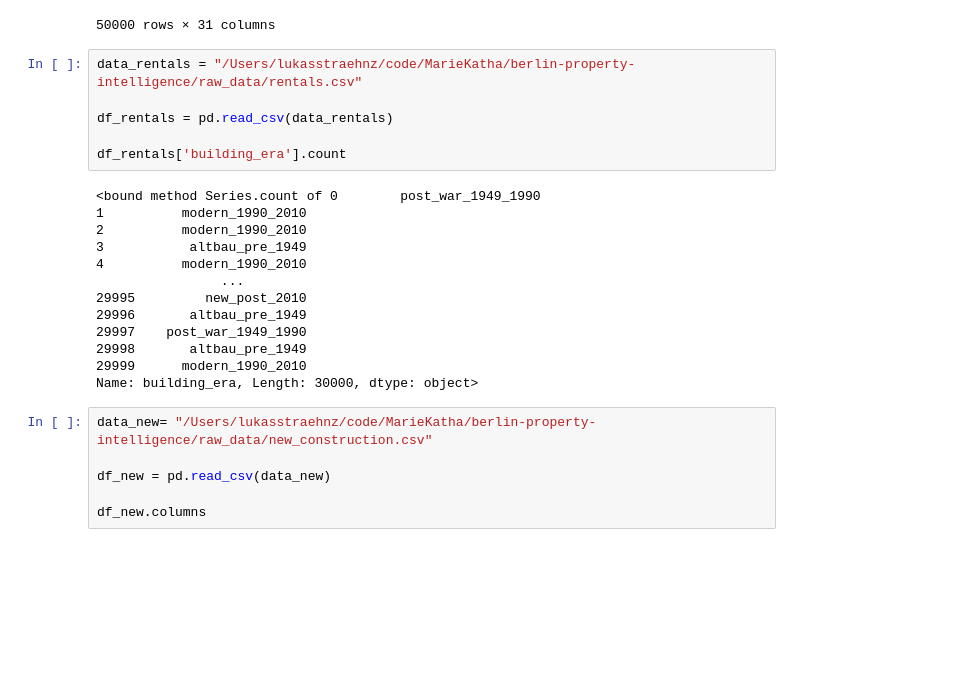
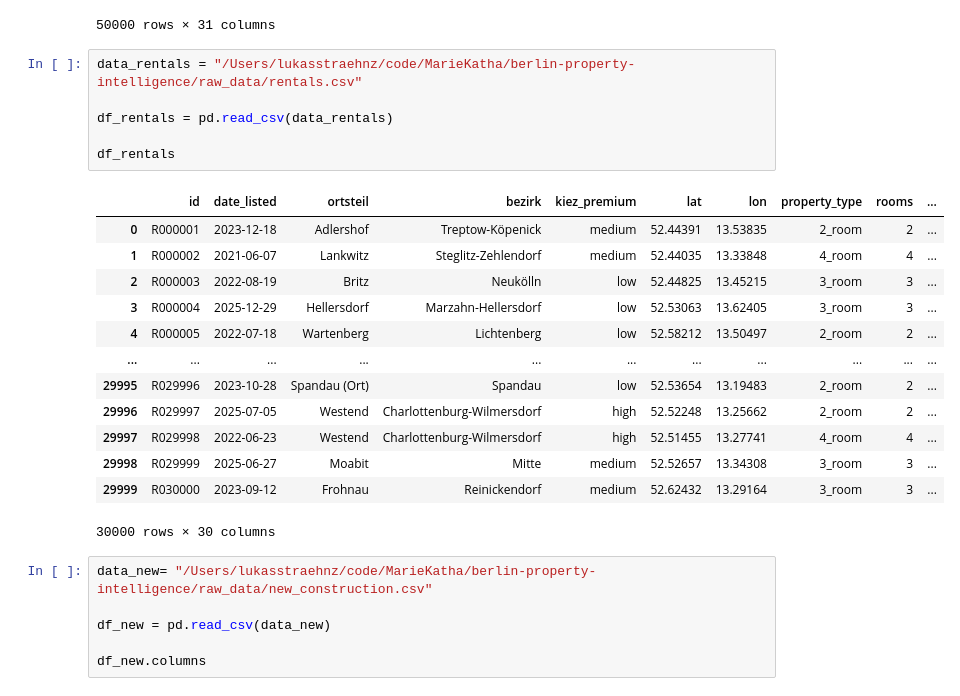
Before and after one commit to MarieKatha/berlin-property-intelligence, a Jupyter notebook: notebooks/notebook_lukas.ipynb, the cells around one changed output. Drawn from its saved outputs; the diff is of its cells as text; blank space fills up the shorter version.

```diff
--- a/notebooks/notebook_lukas.ipynb
+++ b/notebooks/notebook_lukas.ipynb
@@ -47,22 +47,23 @@ df_sales
 # %%
 data_rentals = "/Users/lukasstraehnz/code/MarieKatha/berlin-property-intelligence/raw_data/rentals.csv"
 
 df_rentals = pd.read_csv(data_rentals)
 
-df_rentals['building_era'].count
+df_rentals
 # %% [output]
+|  | id | date_listed | ortsteil | bezirk | kiez_premium | lat | lon | property_type | rooms | ... |
+| 0 | R000001 | 2023-12-18 | Adlershof | Treptow-Köpenick | medium | 52.44391 | 13.53835 | 2_room | 2 | ... |
+| 1 | R000002 | 2021-06-07 | Lankwitz | Steglitz-Zehlendorf | medium | 52.44035 | 13.33848 | 4_room | 4 | ... |
+| 2 | R000003 | 2022-08-19 | Britz | Neukölln | low | 52.44825 | 13.45215 | 3_room | 3 | ... |
+| 3 | R000004 | 2025-12-29 | Hellersdorf | Marzahn-Hellersdorf | low | 52.53063 | 13.62405 | 3_room | 3 | ... |
+| 4 | R000005 | 2022-07-18 | Wartenberg | Lichtenberg | low | 52.58212 | 13.50497 | 2_room | 2 | ... |
+| ... | ... | ... | ... | ... | ... | ... | ... | ... | ... | ... |
+| 29995 | R029996 | 2023-10-28 | Spandau (Ort) | Spandau | low | 52.53654 | 13.19483 | 2_room | 2 | ... |
+| 29996 | R029997 | 2025-07-05 | Westend | Charlottenburg-Wilmersdorf | high | 52.52248 | 13.25662 | 2_room | 2 | ... |
+| 29997 | R029998 | 2022-06-23 | Westend | Charlottenburg-Wilmersdorf | high | 52.51455 | 13.27741 | 4_room | 4 | ... |
+| 29998 | R029999 | 2025-06-27 | Moabit | Mitte | medium | 52.52657 | 13.34308 | 3_room | 3 | ... |
+| 29999 | R030000 | 2023-09-12 | Frohnau | Reinickendorf | medium | 52.62432 | 13.29164 | 3_room | 3 | ... |
-<bound method Series.count of 0        post_war_1949_1990
-1          modern_1990_2010
-2          modern_1990_2010
-3           altbau_pre_1949
-4          modern_1990_2010
-                ...
-29995         new_post_2010
-29996       altbau_pre_1949
-29997    post_war_1949_1990
-29998       altbau_pre_1949
-29999      modern_1990_2010
-Name: building_era, Length: 30000, dtype: object>
+30000 rows × 30 columns
 # %%
 data_new= "/Users/lukasstraehnz/code/MarieKatha/berlin-property-intelligence/raw_data/new_construction.csv"
 
```
Also changed, not shown: parts of 5 cells of this notebook, 4 other files.
